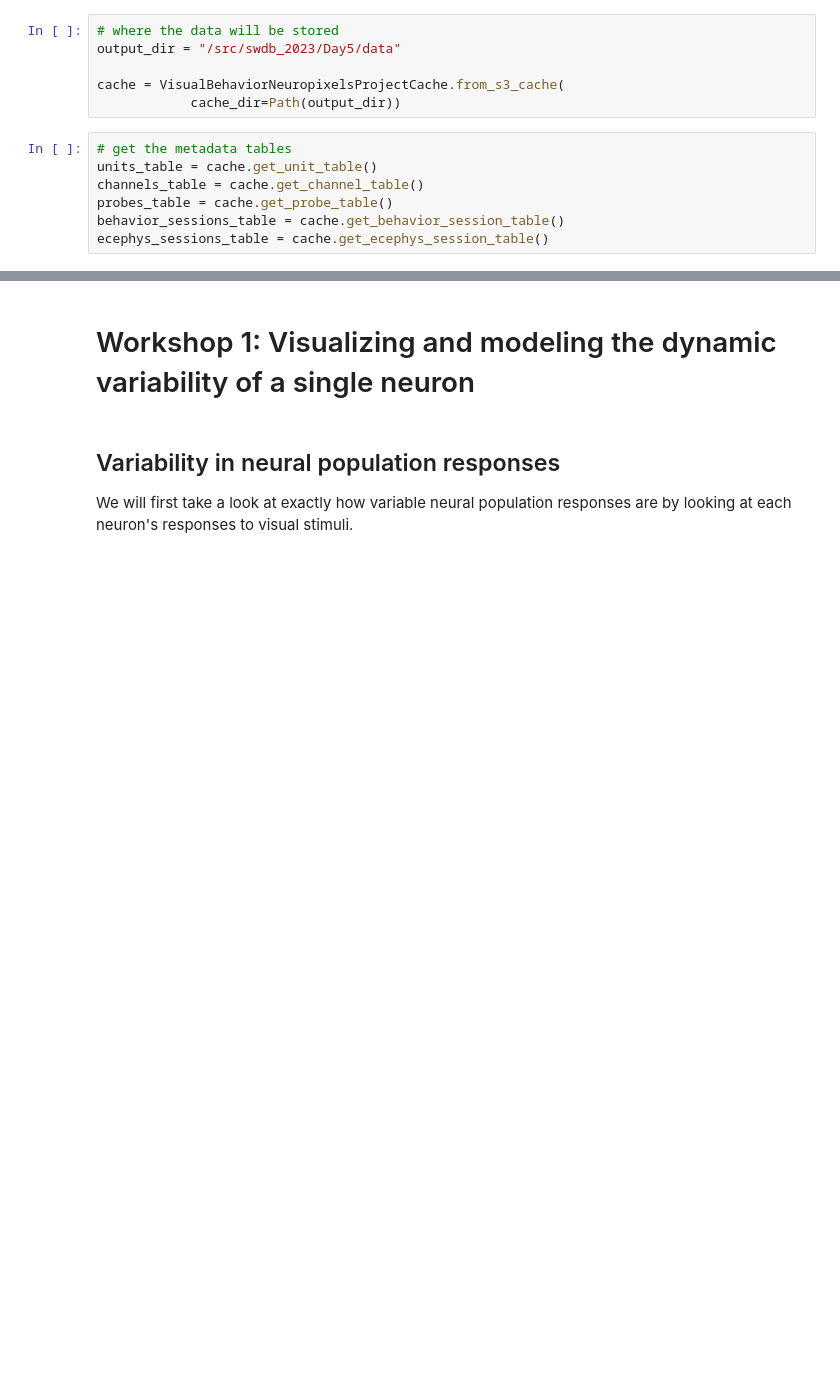
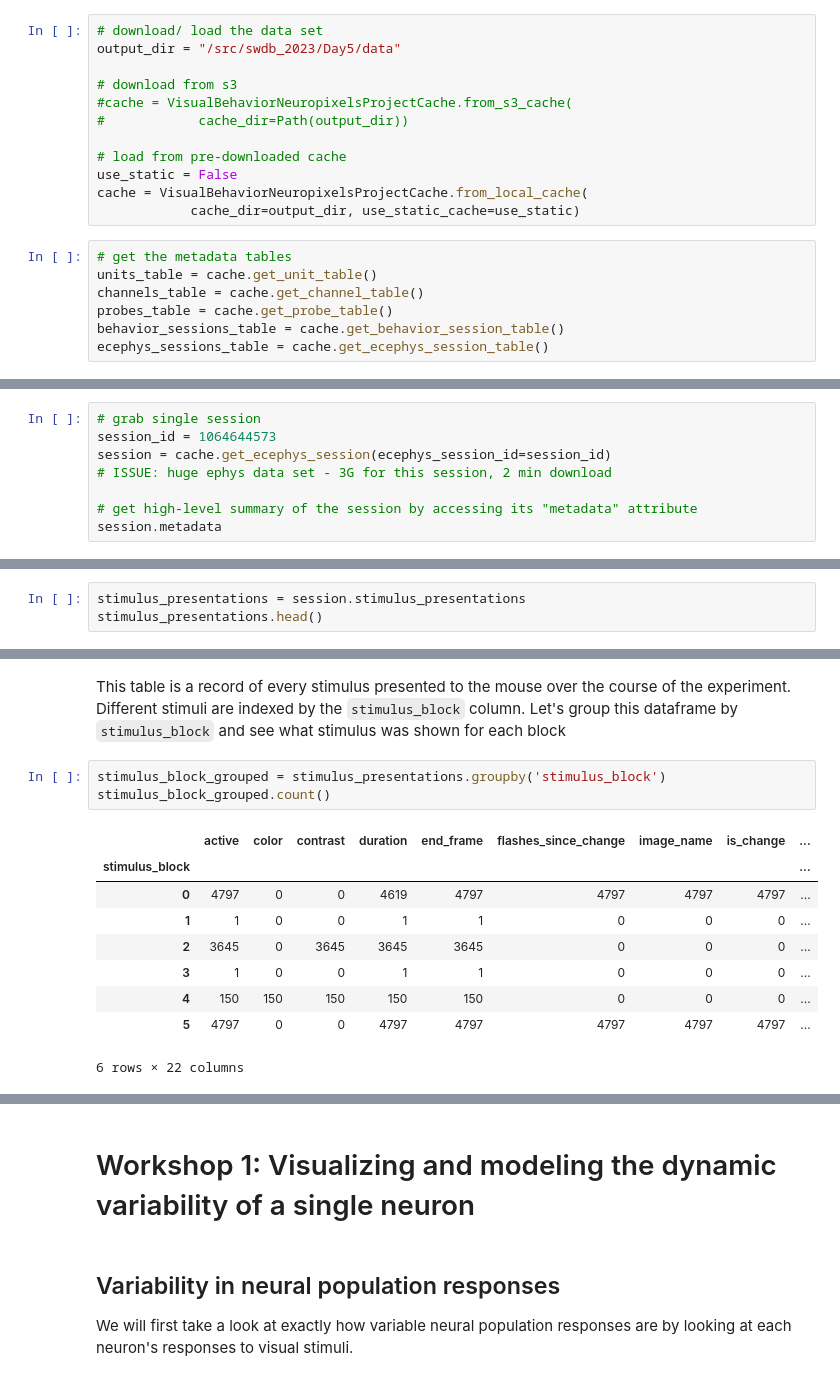
Before and after one commit to AllenInstitute/swdb_2023, a Jupyter notebook: Day5/Day5_VisualDynamicsModeling.ipynb, the cells around one changed output, grey strips where cells are left out. Saved outputs shown, nothing was run; the diff lists cells and outputs as text; blank space fills up the shorter version.

```diff
--- a/Day5/Day5_VisualDynamicsModeling.ipynb
+++ b/Day5/Day5_VisualDynamicsModeling.ipynb
@@ -39,11 +46,17 @@ from allensdk.brain_observatory.behavior.behavior_project_cache.\
     behavior_neuropixels_project_cache \
     import VisualBehaviorNeuropixelsProjectCache
 # %%
-# where the data will be stored
+# download/ load the data set
 output_dir = "/src/swdb_2023/Day5/data"
 
-cache = VisualBehaviorNeuropixelsProjectCache.from_s3_cache(
-            cache_dir=Path(output_dir))
+# download from s3
+#cache = VisualBehaviorNeuropixelsProjectCache.from_s3_cache(
+#            cache_dir=Path(output_dir))
+
+# load from pre-downloaded cache
+use_static = False
+cache = VisualBehaviorNeuropixelsProjectCache.from_local_cache(
+            cache_dir=output_dir, use_static_cache=use_static)
 # %%
 # get the metadata tables
 units_table = cache.get_unit_table()
@@ -68,0 +159,8 @@ sst_novel_sessions.head()
+# %%
+# grab single session
+session_id = 1064644573
+session = cache.get_ecephys_session(ecephys_session_id=session_id)
+# ISSUE: huge ephys data set - 3G for this session, 2 min download
+
+# get high-level summary of the session by accessing its "metadata" attribute
+session.metadata
@@ -68,0 +195,3 @@ sst_novel_sessions.head()
+# %%
+stimulus_presentations = session.stimulus_presentations
+stimulus_presentations.head()
@@ -68,0 +207,15 @@ sst_novel_sessions.head()
+# %% [markdown]
+This table is a record of every stimulus presented to the mouse over the course of the experiment. Different stimuli are indexed by the <code>stimulus_block</code> column. Let's group this dataframe by <code>stimulus_block</code> and see what stimulus was shown for each block
+# %%
+stimulus_block_grouped = stimulus_presentations.groupby('stimulus_block')
+stimulus_block_grouped.count()
+# %% [output]
+|  | active | color | contrast | duration | end_frame | flashes_since_change | image_name | is_change | ... |
+| stimulus_block |  |  |  |  |  |  |  |  | ... |
+| 0 | 4797 | 0 | 0 | 4619 | 4797 | 4797 | 4797 | 4797 | ... |
+| 1 | 1 | 0 | 0 | 1 | 1 | 0 | 0 | 0 | ... |
+| 2 | 3645 | 0 | 3645 | 3645 | 3645 | 0 | 0 | 0 | ... |
+| 3 | 1 | 0 | 0 | 1 | 1 | 0 | 0 | 0 | ... |
+| 4 | 150 | 150 | 150 | 150 | 150 | 0 | 0 | 0 | ... |
+| 5 | 4797 | 0 | 0 | 4797 | 4797 | 4797 | 4797 | 4797 | ... |
+6 rows × 22 columns
```
Also changed, not shown: parts of 57 cells of this notebook.
